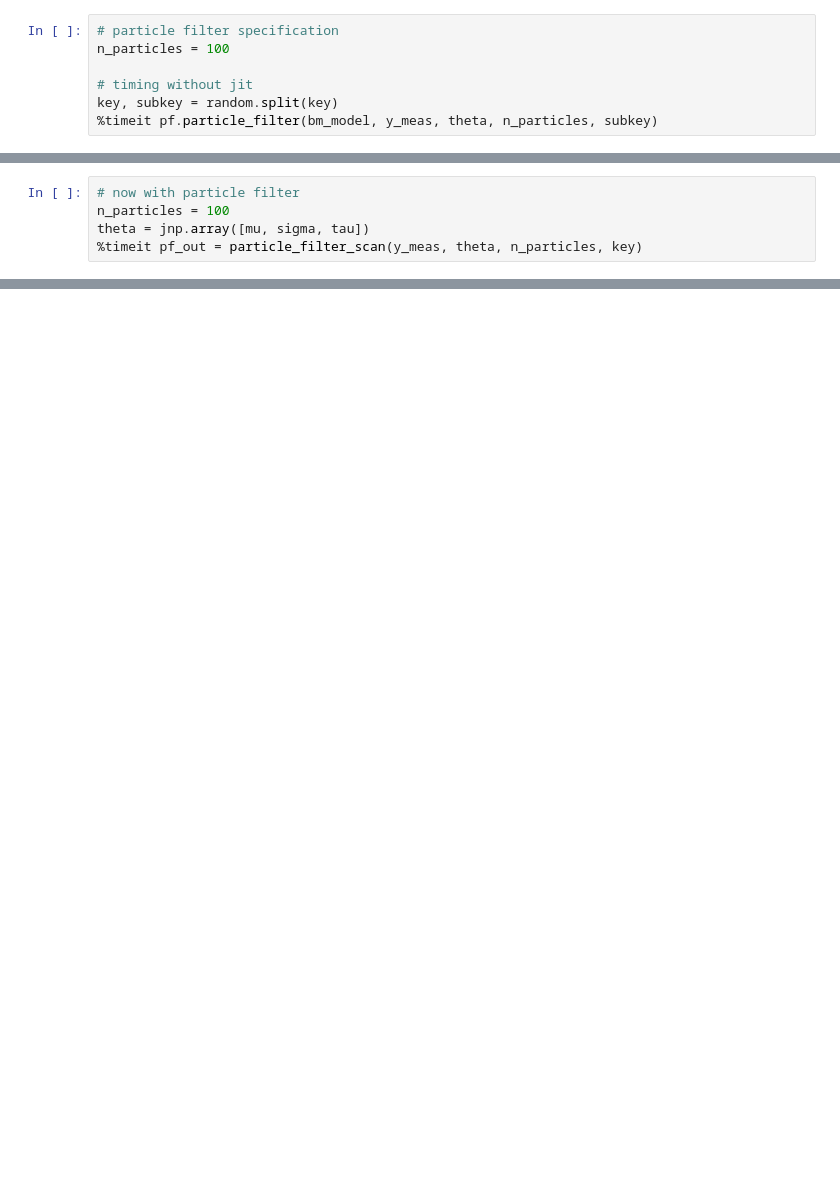
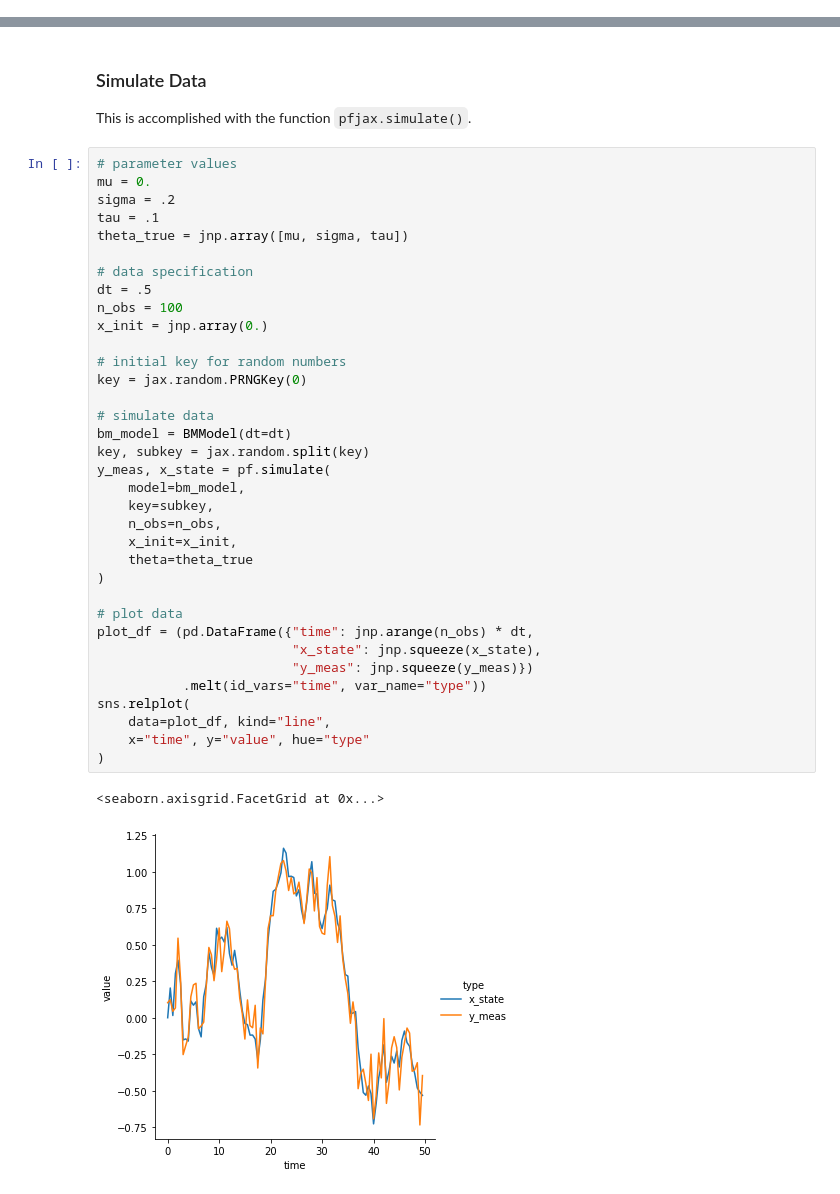
Before and after one commit to mlysy/pfjax, a Jupyter notebook: docs/notebooks/internal/pfjax.ipynb, the cells around one changed output, grey strips where cells are left out. Cells and saved outputs as stored; diff of their text form; blank space fills up the shorter version.

```diff
--- a/docs/notebooks/internal/pfjax.ipynb
+++ b/docs/notebooks/internal/pfjax.ipynb
@@ -143,7 +0,0 @@ WARNING:absl:No GPU/TPU found, falling back to CPU. (Set TF_CPP_MIN_LOG_LEVEL=0
-# %%
-# particle filter specification
-n_particles = 100
-
-# timing without jit
-key, subkey = random.split(key)
-%timeit pf.particle_filter(bm_model, y_meas, theta, n_particles, subkey)
@@ -367,5 +0,0 @@ sns.relplot(
-# %%
-# now with particle filter
-n_particles = 100
-theta = jnp.array([mu, sigma, tau])
-%timeit pf_out = particle_filter_scan(y_meas, theta, n_particles, key)
@@ -428,0 +167,42 @@ x
+# %% [markdown]
+### Simulate Data
+
+This is accomplished with the function `pfjax.simulate()`.
+# %%
+# parameter values
+mu = 0.
+sigma = .2
+tau = .1
+theta_true = jnp.array([mu, sigma, tau])
+
+# data specification
+dt = .5
+n_obs = 100
+x_init = jnp.array(0.)
+
+# initial key for random numbers
+key = jax.random.PRNGKey(0)
+
+# simulate data
+bm_model = BMModel(dt=dt)
+key, subkey = jax.random.split(key)
+y_meas, x_state = pf.simulate(
+    model=bm_model,
+    key=subkey,
+    n_obs=n_obs,
+    x_init=x_init,
+    theta=theta_true
+)
+
+# plot data
+plot_df = (pd.DataFrame({"time": jnp.arange(n_obs) * dt,
+                         "x_state": jnp.squeeze(x_state),
+                         "y_meas": jnp.squeeze(y_meas)})
+           .melt(id_vars="time", var_name="type"))
+sns.relplot(
+    data=plot_df, kind="line",
+    x="time", y="value", hue="type"
+)
+# %% [output]
+<seaborn.axisgrid.FacetGrid at 0x...>
+[figure, added]
```
Also changed, not shown: parts of 37 cells of this notebook, 10 other files.
